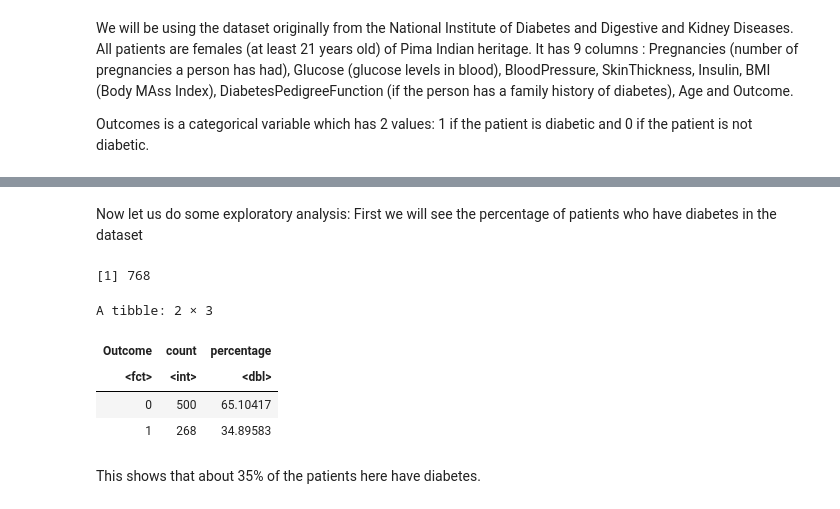
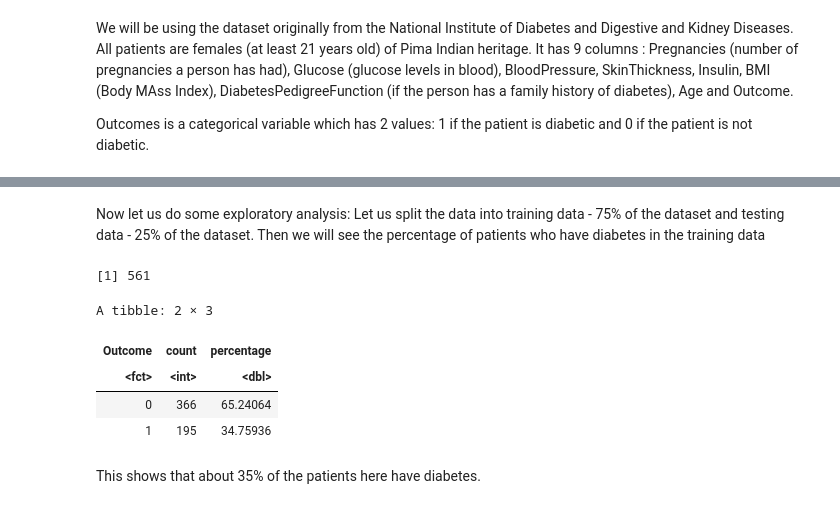
Before and after one commit to anu-raj-16/dsci_100_group_project_2023, a Jupyter notebook: proposal.ipynb, the cells around one changed output, grey strips where cells are left out. Cells and saved outputs as stored; diff of their text form; code cells hidden in the pictures.

Commit message:
Added analysis and methods
added code for analysis and methods in the proposal

```diff
--- a/proposal.ipynb
+++ b/proposal.ipynb
@@ -63,19 +75,27 @@ A tibble: 768 × 9
 | 1 | 126 | 60 | 0 | 0 | 30.1 | 0.349 | 47 | 1 |
 | 1 | 93 | 70 | 31 | 0 | 30.4 | 0.315 | 23 | 0 |
 # %% [markdown]
-Now let us do some exploratory analysis:
-First we will see the percentage of patients who have diabetes in the dataset
+Now let us do some exploratory analysis: Let us split the data into training data - 75% of the dataset and testing data - 25% of the dataset.
+Then we will see the percentage of patients who have diabetes in the training data
 # %%
-total_patients <- nrow(diabetes)
+library(tidymodels)
+
+set.seed(1)
+
+diabetes_split <- initial_split(diabetes, prop = 0.75, strata = Outcome)
+diabetes_train <- training(diabetes_split)
+diabetes_test <- testing(diabetes_split)
+
+total_patients <- nrow(diabetes_train)
 total_patients
-diabetes |> group_by(Outcome) |> summarize(count = n()) |> mutate(percentage = count / total_patients * 100)
+diabetes_train |> group_by(Outcome) |> summarize(count = n()) |> mutate(percentage = count / total_patients * 100)
 # %% [output]
-[1] 768
+[1] 561
 A tibble: 2 × 3
 | Outcome | count | percentage |
 | <fct> | <int> | <dbl> |
-| 0 | 500 | 65.10417 |
-| 1 | 268 | 34.89583 |
+| 0 | 366 | 65.24064 |
+| 1 | 195 | 34.75936 |
 # %% [markdown]
 This shows that about 35% of the patients here have diabetes.
 # %% [markdown]
```
Also changed, not shown: parts of 22 cells of this notebook.
